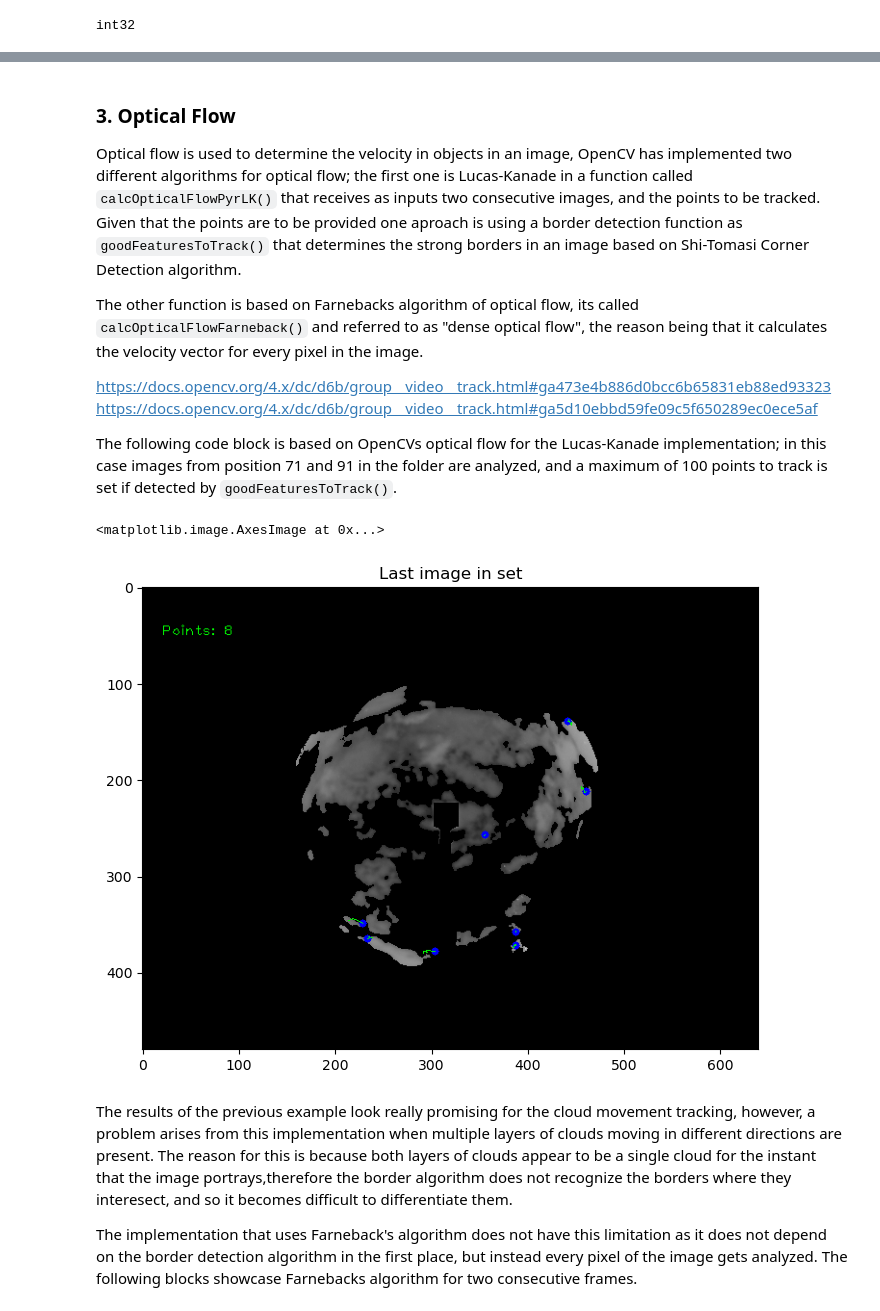
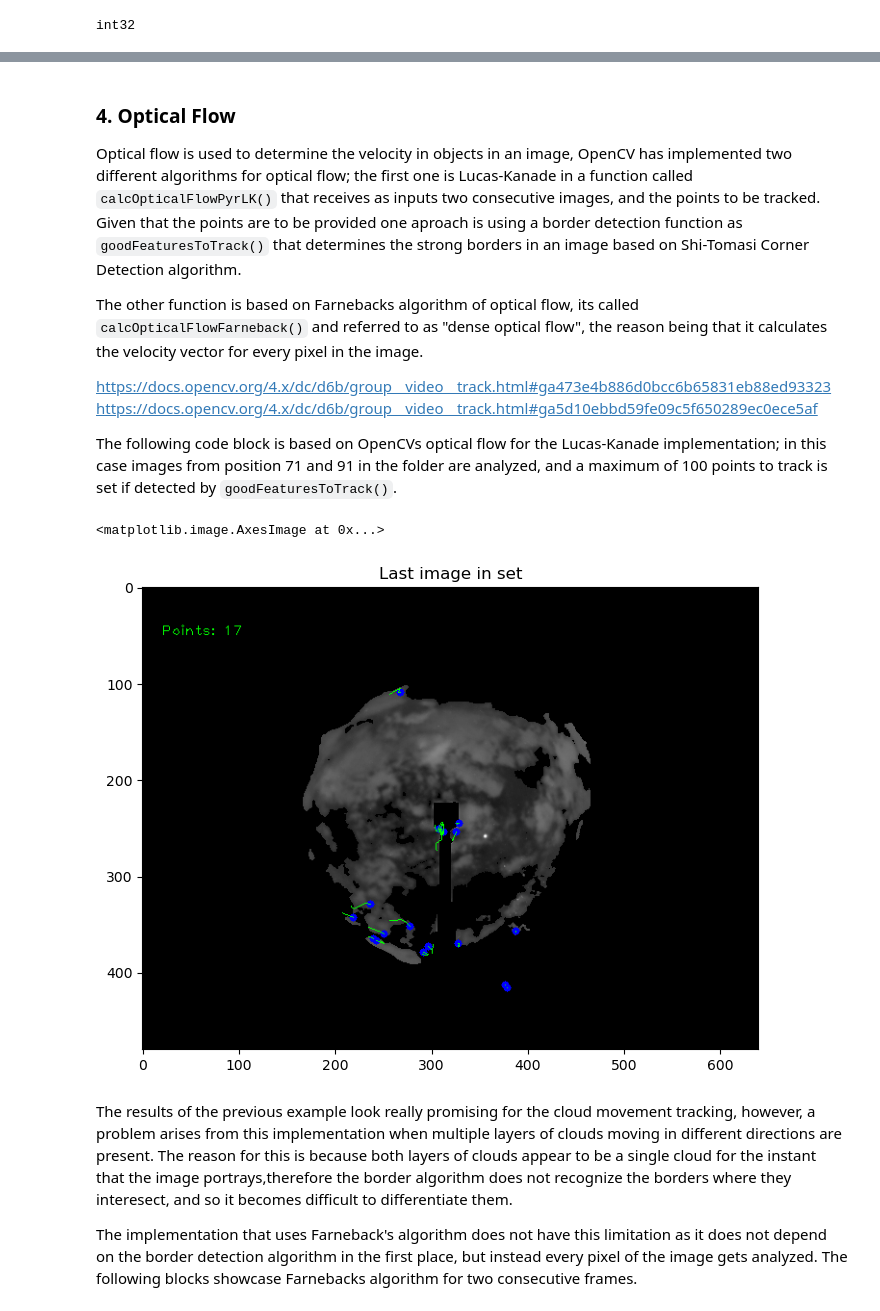
Before and after one commit to rodhervan/SkyImFeatures, a Jupyter notebook: Final_document.ipynb, the cells around one changed output, grey strips where cells are left out. Cells and saved outputs as stored; diff of their text form; code cells hidden in the pictures.

```diff
--- a/Final_document.ipynb
+++ b/Final_document.ipynb
@@ -181,0 +666,39 @@ plt.tight_layout()
+# %%
+from skimage.filters import threshold_yen, gaussian
+
+gauss = gaussian(first_grad[:,:,0], sigma=0.5)
+no_sun_image = ((gauss - np.min(gauss)) / (np.max(gauss) - np.min(gauss)) * 2**16-1)*mask_circ
+
+thresh  = threshold_otsu(no_sun_image)
+binary = no_sun_image > thresh
+
+big_mask = remove_small(binary)
+label_big_mask = label(big_mask)
+big_clouds = rgba_image[:, :, 0] * big_mask * mask_circ * ~sun_mask
+
+def TwoDToRGB(img):
+    background_img = np.array(img)
+    # Rescale the pixel values to the range [0, 255]
+    scaled_img = ((background_img - np.min(background_img)) / (np.max(background_img) - np.min(background_img)) * 255).astype(np.uint8)
+    # Create an RGB image with the rescaled content
+    rgb_image = np.zeros((background_img.shape[0], background_img.shape[1], 3), dtype=np.uint8)
+    # Copy the rescaled values to all three channels (RGB)
+    rgb_image[:, :, :] = scaled_img[:, :, np.newaxis]
+    # Now 'rgb_image' is an RGB image with dimensions (height, width, 3)
+    return rgb_image
+
+# For ease of use the single channel image gets converted to RGB (similar to the RGBA process)
+output_img = TwoDToRGB(big_clouds)
+plt.clf()
+plt.subplot(2,2,1)
+plt.imshow(image)
+
+plt.subplot(2,2,2)
+plt.imshow(reconstructed_image)
+
+plt.subplot(2,2,3)
+plt.imshow(no_sun_image)
+plt.title(flag)
+
+plt.subplot(2,2,4)
+plt.imshow(output_img)
@@ -323,5 +1167,5 @@ plt.imshow(output_img)
 # %% [markdown]
-### 3. Optical Flow
+### 4. Optical Flow
 
 Optical flow is used to determine the velocity in objects in an image, OpenCV has implemented two different algorithms for optical flow; the first one is Lucas-Kanade in a function called `calcOpticalFlowPyrLK()` that receives as inputs two consecutive images, and the points to be tracked. Given that the points are to be provided one aproach is using a border detection function as `goodFeaturesToTrack()` that determines the strong borders in an image based on Shi-Tomasi Corner Detection algorithm.
 
@@ -359,7 +1203,7 @@ image_folder = '20230807'
 image_files = sorted([f for f in os.listdir(image_folder) if f.endswith(('.jpg', '.png', '.jpeg', '.jp2'))])
 # Read and preprocess the first image
 first_im = os.path.join(image_folder, image_files[0])
-mask_1, prev_gray = segmentation(first_im)
+prev_gray, prev_flag = segmentation(first_im)
 
 
 for image_file in image_files[900:965]:
@@ -367,7 +1211,7 @@ for image_file in image_files[900:965]:
     image_path = os.path.join(image_folder, image_file)
 
     # Read and preprocess the image
-    mask_1, frame = segmentation(image_path)
+    frame, flag = segmentation(image_path)
     # # If the images are already segmented use the command below
     # frame = cv2.imread(image_path)
 
@@ -410,34 +1254,34 @@ for image_file in image_files[900:965]:
         mask[:] = 255
 
         # Lastest point in latest trajectory
         for x, y in [np.int32(trajectory[-1]) for trajectory in trajectories]:
             cv2.circle(mask, (x, y), 5, 0, -1)
 
         # Detect the good features to track
         p = cv2.goodFeaturesToTrack(gray, mask=mask, **feature_params)
         if p is not None:
             # If good features can be tracked - add that to the trajectories
             for x, y in np.float32(p).reshape(-1, 2):
                 trajectories.append([(x, y)])
 
     frame_idx += 1
     prev_gray = gray
 
     # Show Results
     cv2.imshow('Optical Flow', lk_img)
     # cv2.imshow('Mask', mask)
 
     if cv2.waitKey(10) & 0xFF == ord('q'):
         break
 
 cv2.destroyAllWindows()
 
 plt.figure(figsize=(10,6))
 plt.title('Last image in set')
 plt.imshow(lk_img)
 # %% [output]
 <matplotlib.image.AxesImage at 0x...>
-[figure, old version]
+[figure, new version]
 # %% [markdown]
 The results of the previous example look really promising for the cloud movement tracking, however, a problem arises from this implementation when multiple layers of clouds moving in different directions are present. The reason for this is because both layers of clouds appear to be a single cloud for the instant that the image portrays,therefore the border algorithm does not recognize the borders where they interesect, and so it becomes difficult to differentiate them.
 
```
Also changed, not shown: parts of 33 cells of this notebook.
